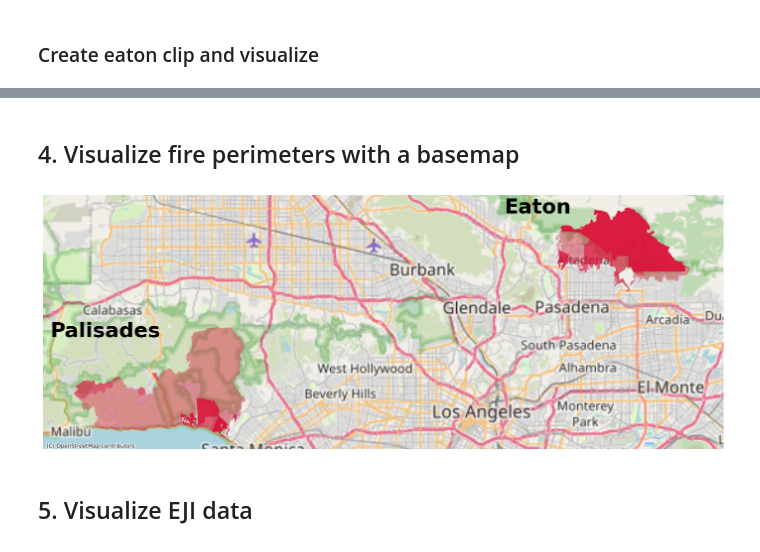
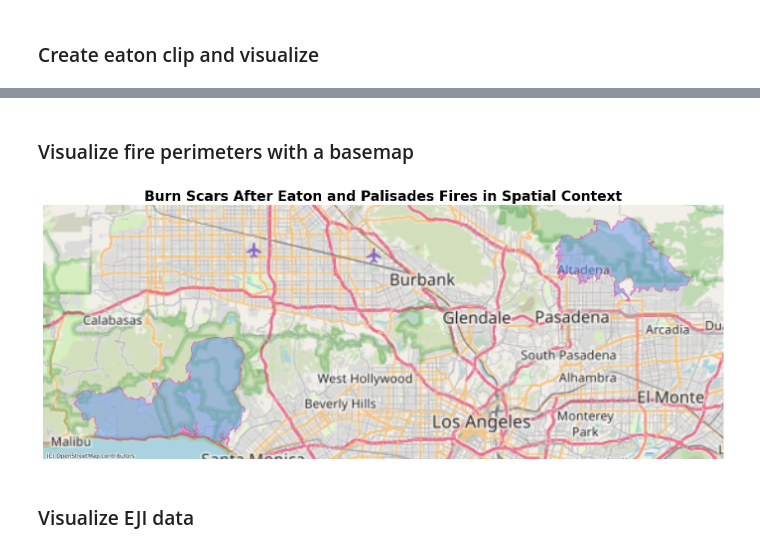
Before and after one commit to kaimorquecho/eds220-hwk4, a Jupyter notebook: eaton-palisades-fires-EJI-Kaiju-Morquecho.ipynb, the cells around one changed output, grey strips where cells are left out. Drawn from its saved outputs; the diff is of its cells as text; code cells hidden in the pictures.

```diff
--- a/eaton-palisades-fires-EJI-Kaiju-Morquecho.ipynb
+++ b/eaton-palisades-fires-EJI-Kaiju-Morquecho.ipynb
@@ -153,35 +208,46 @@ eaton.plot(ax = ax,
 # %% [markdown]
-## 4. Visualize fire perimeters with a basemap
+### Visualize fire perimeters with a basemap
-# %%
-fig, ax = plt.subplots(1, 1, figsize=(14, 12))
-
-# ADD FIRE PERIMETERS: UPDATE FILL TRANSPARENCY AND COLOR
-palisades_clip.plot(ax=ax,
-                   facecolor = 'crimson',
-                   alpha = 0.4)
-
-eaton_clip.plot(ax=ax,
-               facecolor = 'crimson',
-               alpha = 0.4)
-
-
-
-# ADD BASEMAP USING CONTEXTILY
-ctx.add_basemap(ax, source=ctx.providers.OpenStreetMap.Mapnik)
-
-
-# ADD LEGEND OR ANNOTATION TO IDENTIFY EACH FIRE
-ax.text(x=-13215000, y=4045000, s="Palisades", fontsize=30, color='black', weight='bold')
-ax.text(x=-13160000, y=4060000, s="Eaton", fontsize=30, color='black', weight='bold')
-
-
-# ADD TITLE
-
-ax.axis('off')
-
-plt.tight_layout()
-plt.show()
-# %% [output]
-[figure, removed]
+# %%
+# Set palisades and eaton clips to web mercator for contextily basemap
+palisades_web = palisades_clip.to_crs(epsg=3857)
+eaton_web = eaton_clip.to_crs(epsg=3857)
+
+# Removes internal boundaries
+palisades_dissolved = palisades_web.dissolve()
+eaton_dissolved = eaton_web.dissolve()
+
+
+fig, ax = plt.subplots(1, 1, figsize=(14, 12))
+
+# Add fire perimeters with updated transparency and color
+palisades_dissolved.plot(ax=ax,
+                   facecolor = 'cornflowerblue',
+                   edgecolor = 'deeppink',
+                   alpha=0.5
+                   )
+
+eaton_dissolved.plot(ax=ax,
+               facecolor = 'cornflowerblue',
+               edgecolor = 'deeppink',
+               alpha=0.5
+               )
+
+
+
+# Add a basemap using contextily
+ctx.add_basemap(ax, source=ctx.providers.OpenStreetMap.Mapnik)
+
+
+
+# Add map title
+ax.set_title('Burn Scars After Eaton and Palisades Fires in Spatial Context',
+            fontsize = 20,
+            weight='bold')
+ax.axis('off')
+
+plt.tight_layout()
+plt.show()
+# %% [output]
+[figure, added]
 # %% [markdown]
-## 5. Visualize EJI data
+### Visualize EJI data
```
Also changed, not shown: parts of 22 cells of this notebook, 1 other file.
